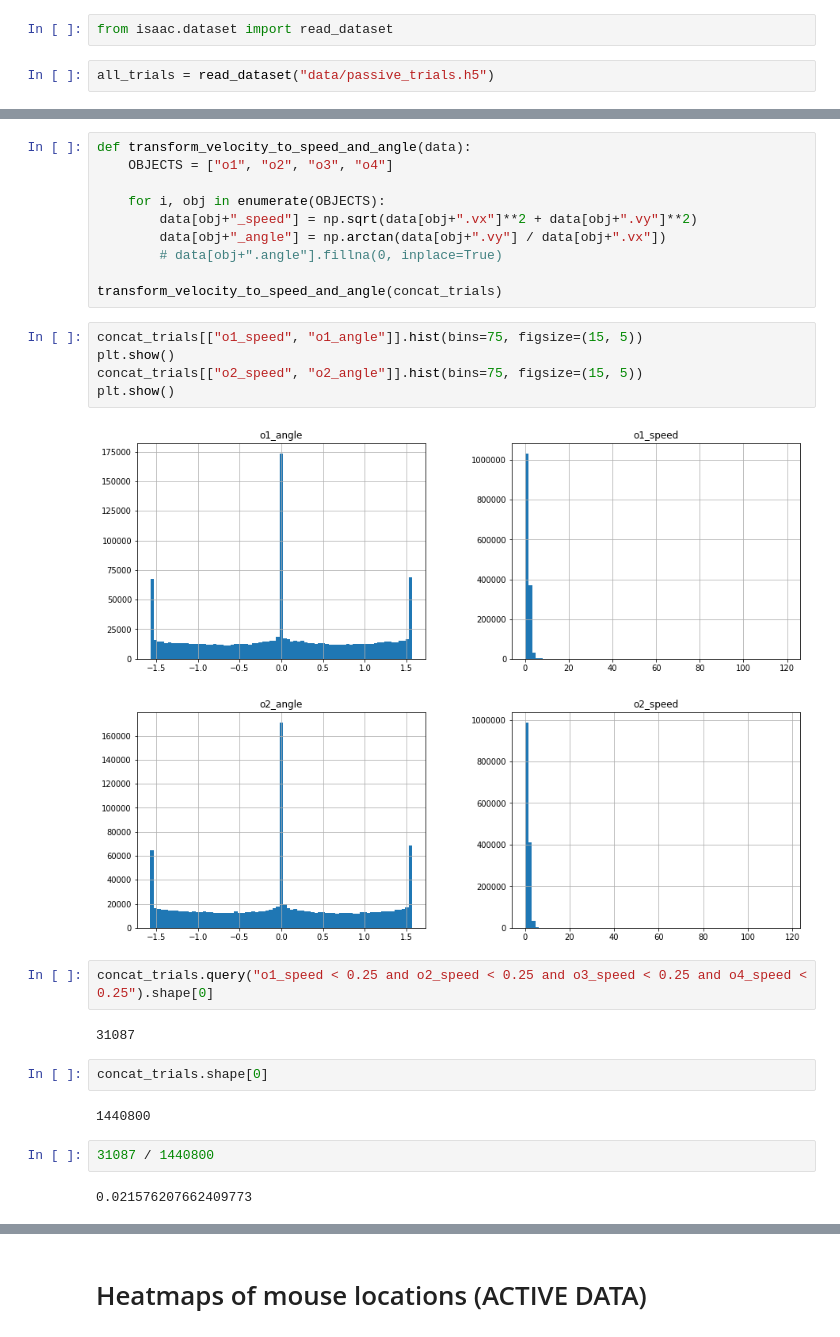
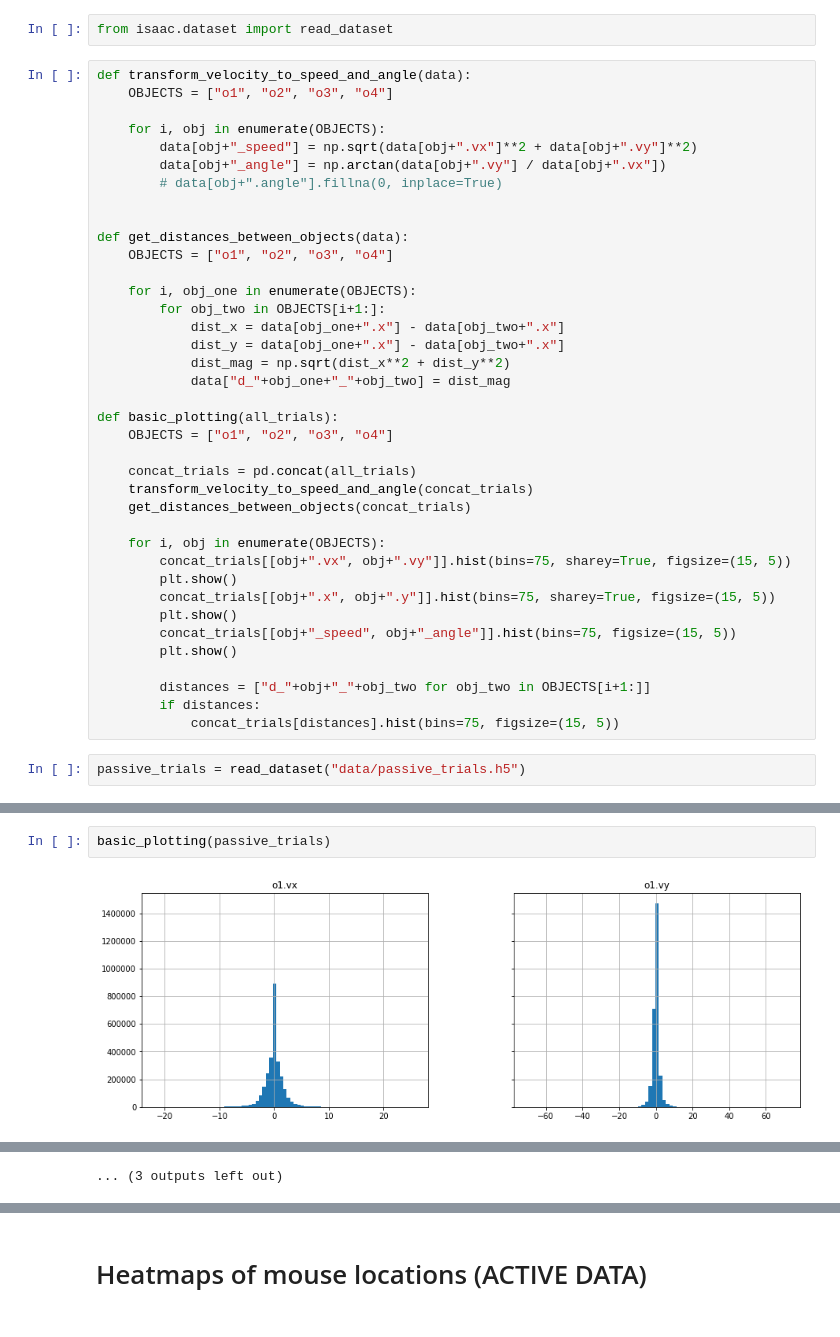
Before and after one commit to iamhectorotero/learning-physical-properties-with-rnns, a Jupyter notebook: 0. Preliminary analysis.ipynb, the cells around one changed output, grey strips where cells are left out. Cells and saved outputs as stored; diff of their text form.

Commit message:
Add some more basic plots

```diff
--- a/0. Preliminary analysis.ipynb
+++ b/0. Preliminary analysis.ipynb
@@ -19,5 +19,43 @@ S_PER_FRAME = 1/60
 # Analysing object velocities (PASSIVE DATA)
 # %%
 from isaac.dataset import read_dataset
+# %%
+def transform_velocity_to_speed_and_angle(data):
+    OBJECTS = ["o1", "o2", "o3", "o4"]
+
+    for i, obj in enumerate(OBJECTS):
+        data[obj+"_speed"] = np.sqrt(data[obj+".vx"]**2 + data[obj+".vy"]**2)
+        data[obj+"_angle"] = np.arctan(data[obj+".vy"] / data[obj+".vx"])
+        # data[obj+".angle"].fillna(0, inplace=True)
+
+
+def get_distances_between_objects(data):
+    OBJECTS = ["o1", "o2", "o3", "o4"]
+
+    for i, obj_one in enumerate(OBJECTS):
+        for obj_two in OBJECTS[i+1:]:
+            dist_x = data[obj_one+".x"] - data[obj_two+".x"]
+            dist_y = data[obj_one+".x"] - data[obj_two+".x"]
+            dist_mag = np.sqrt(dist_x**2 + dist_y**2)
+            data["d_"+obj_one+"_"+obj_two] = dist_mag
+
+def basic_plotting(all_trials):
+    OBJECTS = ["o1", "o2", "o3", "o4"]
+
+    concat_trials = pd.concat(all_trials)
+    transform_velocity_to_speed_and_angle(concat_trials)
+    get_distances_between_objects(concat_trials)
+
+    for i, obj in enumerate(OBJECTS):
+        concat_trials[[obj+".vx", obj+".vy"]].hist(bins=75, sharey=True, figsize=(15, 5))
+        plt.show()
+        concat_trials[[obj+".x", obj+".y"]].hist(bins=75, sharey=True, figsize=(15, 5))
+        plt.show()
+        concat_trials[[obj+"_speed", obj+"_angle"]].hist(bins=75, figsize=(15, 5))
+        plt.show()
+
+        distances = ["d_"+obj+"_"+obj_two for obj_two in OBJECTS[i+1:]]
+        if distances:
+            concat_trials[distances].hist(bins=75, figsize=(15, 5))
 # %%
-all_trials = read_dataset("data/passive_trials.h5")
+passive_trials = read_dataset("data/passive_trials.h5")
@@ -42,30 +62,4 @@ plt.show()
-# %%
-def transform_velocity_to_speed_and_angle(data):
-    OBJECTS = ["o1", "o2", "o3", "o4"]
-
-    for i, obj in enumerate(OBJECTS):
-        data[obj+"_speed"] = np.sqrt(data[obj+".vx"]**2 + data[obj+".vy"]**2)
-        data[obj+"_angle"] = np.arctan(data[obj+".vy"] / data[obj+".vx"])
-        # data[obj+".angle"].fillna(0, inplace=True)
-
-transform_velocity_to_speed_and_angle(concat_trials)
-# %%
-concat_trials[["o1_speed", "o1_angle"]].hist(bins=75, figsize=(15, 5))
-plt.show()
-concat_trials[["o2_speed", "o2_angle"]].hist(bins=75, figsize=(15, 5))
-plt.show()
-# %% [output]
-[figure, removed]
-[figure, removed]
-# %%
-concat_trials.query("o1_speed < 0.25 and o2_speed < 0.25 and o3_speed < 0.25 and o4_speed < 0.25").shape[0]
-# %% [output]
-31087
-# %%
-concat_trials.shape[0]
-# %% [output]
-1440800
-# %%
-31087 / 1440800
-# %% [output]
-0.021576207662409773
+# %%
+basic_plotting(passive_trials)
+# %% [output]
+[figure, added]
@@ -71,0 +77 @@ concat_trials.shape[0]
+... (3 outputs left out)
```
Also changed, not shown: parts of 9 cells of this notebook.
